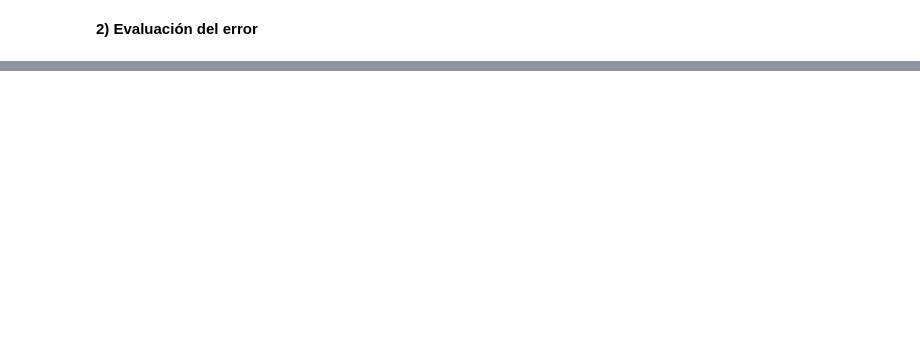
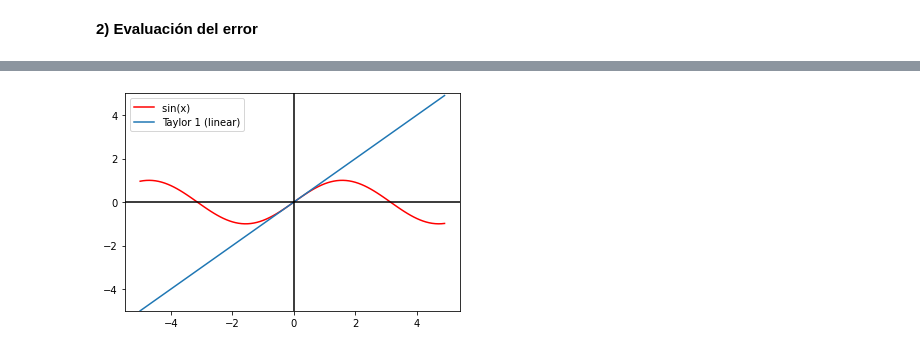
Before and after one commit to AndresRPerez12/MetNumUN2021II, a Jupyter notebook: Lab9/Lab9.ipynb, the cells around one changed output, grey strips where cells are left out. Saved outputs shown, nothing was run; the diff lists cells and outputs as text; code cells hidden in the pictures; blank space fills up the shorter version.

```diff
--- a/Lab9/Lab9.ipynb
+++ b/Lab9/Lab9.ipynb
@@ -496,0 +793,24 @@ $$ ln(x+1) = \sum_{n=0}^{\infty} (-1)^{n-1} \frac{(n+1)!}{(1+x)^{n}} $$
+# %%
+import math
+import numpy as np
+import matplotlib.pyplot as plt
+# if using a Jupyter notebook, include:
+%matplotlib inline
+
+values = np.arange(-5,5,0.1)
+p_exp = np.sin(values)
+t_exp2 = [taylor(sin(x), 0, 2).subs(x,v) for v in values]
+legends = ['sin(x) ','Taylor 1 (linear)']
+
+fig, ax = plt.subplots()
+ax.plot(values,p_exp, color ='red')
+ax.plot(values,t_exp2)
+
+ax.set_ylim([-5,5])
+ax.axhline(y=0.0, xmin=-5.0, xmax=5.0, color='black')
+ax.axvline(x=0.0, ymin=-10.0, ymax=10.0, color='black')
+ax.legend(legends)
+
+plt.show()
+# %% [output]
+[figure, added]
```
Also changed, not shown: parts of 36 cells of this notebook.
